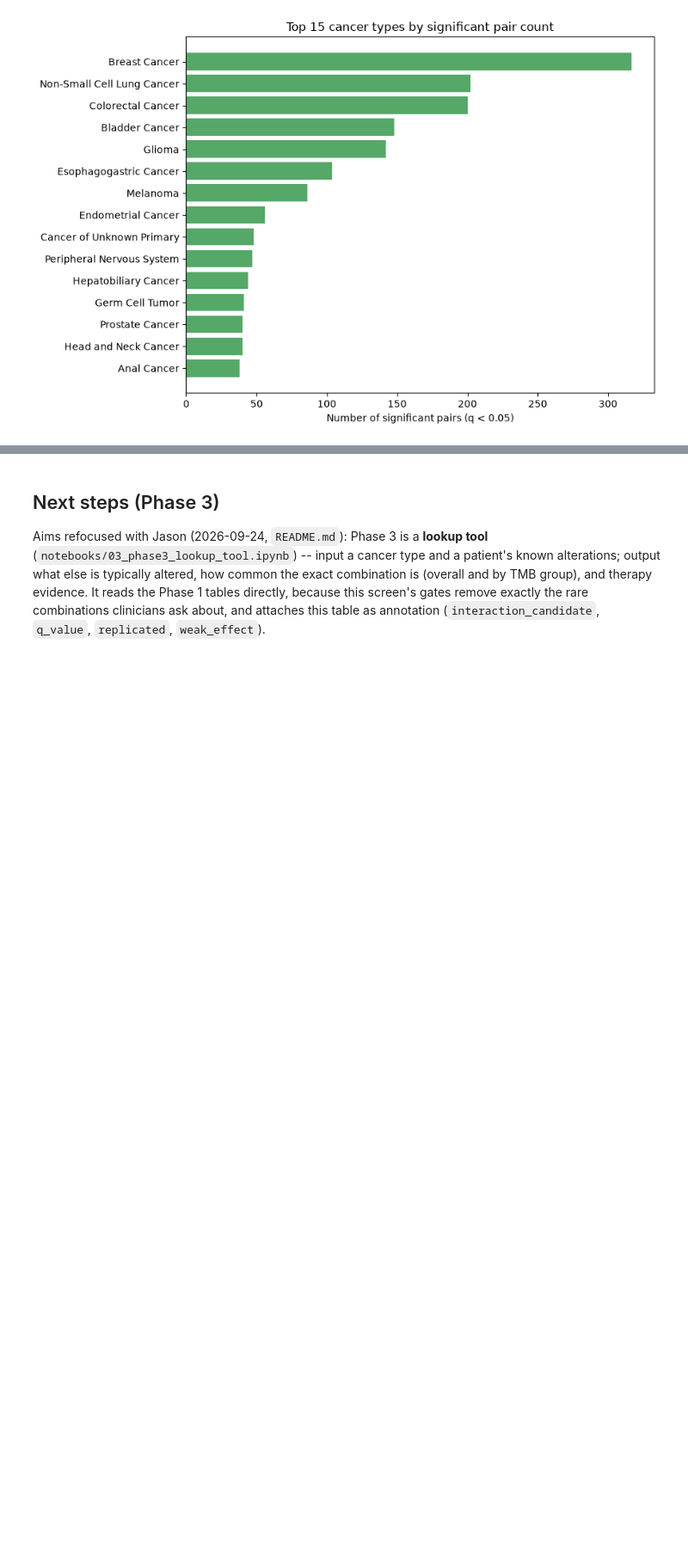
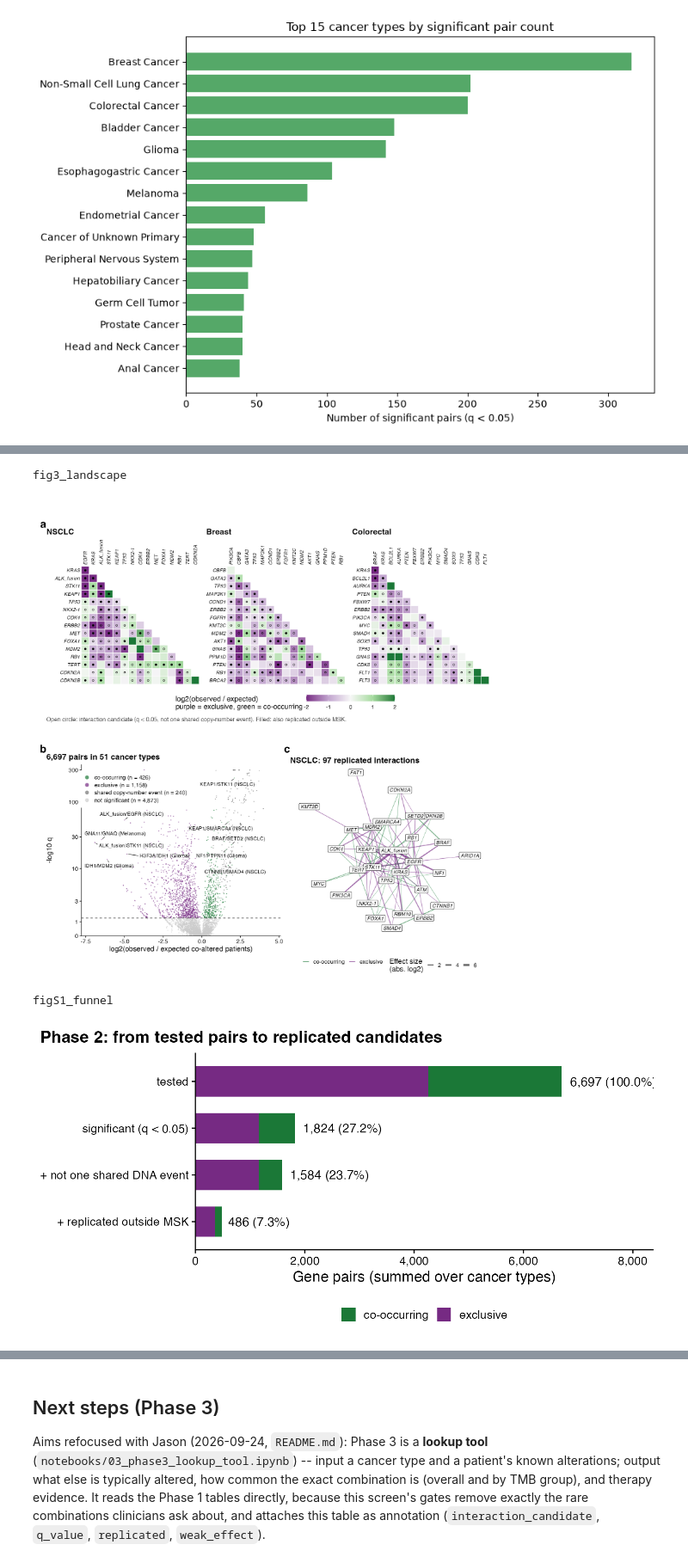
Before and after one commit to Wlimni/Learning-Cancer-Mutation-Landscapes-from-Large-Scale-Mutation-Testing-Data-fyp, a Jupyter notebook: notebooks/02_phase2_comutation_matrix.ipynb, the cells around one changed output, grey strips where cells are left out. Shown at 86% size. Cells and saved outputs as stored; diff of their text form; code cells hidden in the pictures; blank space fills up the shorter version.

```diff
--- a/notebooks/02_phase2_comutation_matrix.ipynb
+++ b/notebooks/02_phase2_comutation_matrix.ipynb
@@ -1928,3 +1936,20 @@ plt.show()
+# %%
+from pathlib import Path
+from IPython.display import Image, display
+
+FIG_DIR = Path("../results/figures")   # notebooks run from notebooks/
+for name in ["fig3_landscape", "figS1_funnel"]:
+    f = FIG_DIR / f"{name}.png"
+    if f.exists():
+        print(name)
+        display(Image(filename=str(f), width=900))
+    else:
+        print(f"{f} missing -- run: bash scripts/figures/run_all.sh")
+# %% [output]
+fig3_landscape
+[figure, added]
+figS1_funnel
+[figure, added]
 # %% [markdown]
 ## Discussion
 
```
Also changed, not shown: parts of 1 cell of this notebook, 7 other files.
